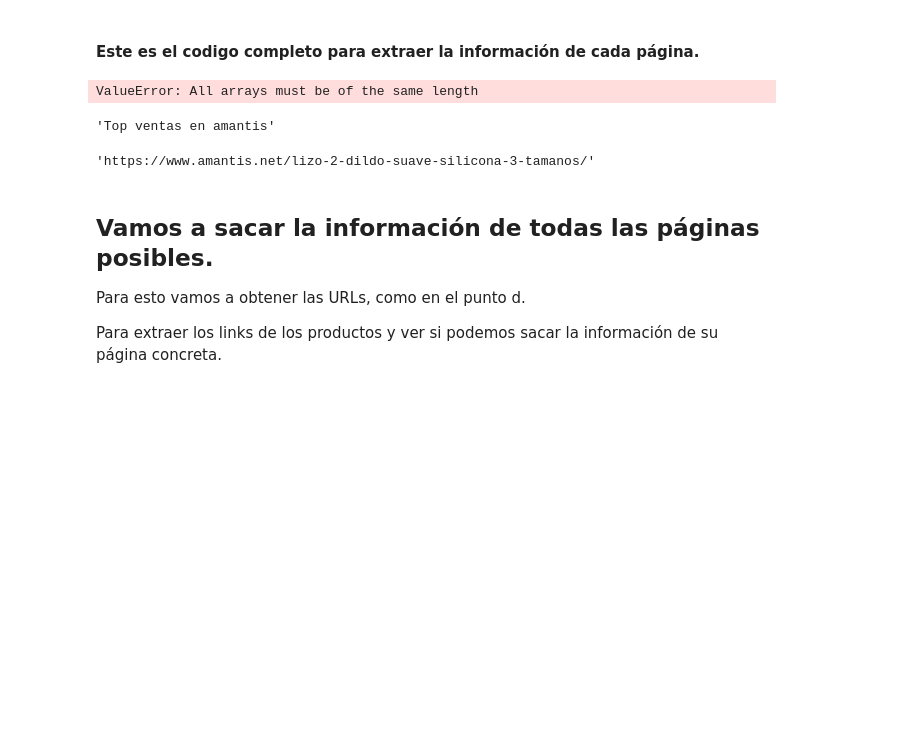
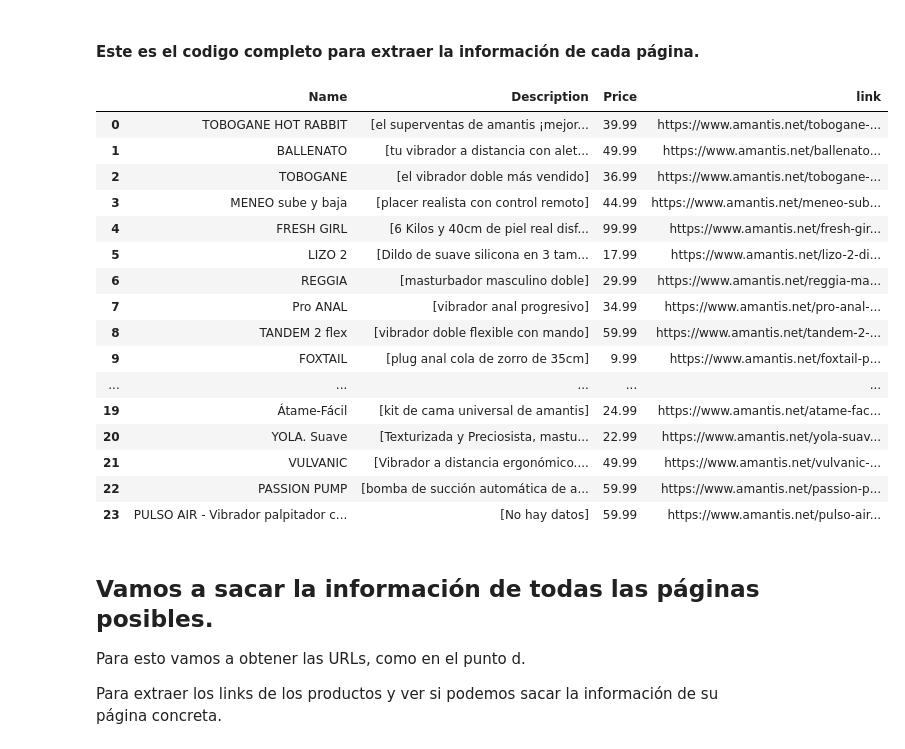
Before and after one commit to 75Engel/Webscrapping_tienda_online, a Jupyter notebook: Notebook/Scrape.ipynb, the cells around one changed output. Saved outputs shown, nothing was run; the diff lists cells and outputs as text; code cells hidden in the pictures; blank space fills up the shorter version.

```diff
--- a/Notebook/Scrape.ipynb
+++ b/Notebook/Scrape.ipynb
@@ -99,41 +126,54 @@ len(price)
 # %%
 titulos=soup.find_all("h3")
 name=[]
 desc=[]
 price=[]
 lista_URLs = []
 
 for titulo in titulos:
     nombre=titulo.get_text(strip=True).split(',')[0]
     name.append(nombre)
     description=titulo.get_text(strip=True).split(', ')[1:]
     if description==[]:
         description=["No hay datos"]
     desc.append(description)
 
 all_price=soup.find_all("span",class_="productSpecialPrice")
 
 for precio in all_price:
     item_price=precio.get_text(strip=True).replace(",", ".").split('€')[0]
     price.append(item_price)
 
 productos = soup.find_all(class_='caption')
 for producto in productos[8:]:
     URL_producto = producto.find('a')['href']
     lista_URLs.append(URL_producto)
 
+
+name.pop(0)
+desc.pop(0)
+lista_URLs.pop(0)
+
 df_productos = pd.DataFrame({"Name": name,"Description": desc,"Price":price,"link":lista_URLs})
 df_productos
 # %% [output]
-ValueError: All arrays must be of the same length
+|  | Name | Description | Price | link |
+| 0 | TOBOGANE HOT RABBIT | [el superventas de amantis ¡mejor... | 39.99 | https://www.amantis.net/tobogane-... |
+| 1 | BALLENATO | [tu vibrador a distancia con alet... | 49.99 | https://www.amantis.net/ballenato... |
+| 2 | TOBOGANE | [el vibrador doble más vendido] | 36.99 | https://www.amantis.net/tobogane-... |
+| 3 | MENEO sube y baja | [placer realista con control remoto] | 44.99 | https://www.amantis.net/meneo-sub... |
+| 4 | FRESH GIRL | [6 Kilos y 40cm de piel real disf... | 99.99 | https://www.amantis.net/fresh-gir... |
+| 5 | LIZO 2 | [Dildo de suave silicona en 3 tam... | 17.99 | https://www.amantis.net/lizo-2-di... |
+| 6 | REGGIA | [masturbador masculino doble] | 29.99 | https://www.amantis.net/reggia-ma... |
+| 7 | Pro ANAL | [vibrador anal progresivo] | 34.99 | https://www.amantis.net/pro-anal-... |
+| 8 | TANDEM 2 flex | [vibrador doble flexible con mando] | 59.99 | https://www.amantis.net/tandem-2-... |
+| 9 | FOXTAIL | [plug anal cola de zorro de 35cm] | 9.99 | https://www.amantis.net/foxtail-p... |
+| ... | ... | ... | ... | ... |
+| 19 | Átame-Fácil | [kit de cama universal de amantis] | 24.99 | https://www.amantis.net/atame-fac... |
+| 20 | YOLA. Suave | [Texturizada y Preciosista, mastu... | 22.99 | https://www.amantis.net/yola-suav... |
+| 21 | VULVANIC | [Vibrador a distancia ergonómico.... | 49.99 | https://www.amantis.net/vulvanic-... |
+| 22 | PASSION PUMP | [bomba de succión automática de a... | 59.99 | https://www.amantis.net/passion-p... |
+| 23 | PULSO AIR - Vibrador palpitador c... | [No hay datos] | 59.99 | https://www.amantis.net/pulso-air... |
-# %%
-name[0]
-# %% [output]
-'Top ventas en amantis'
-# %%
-lista_URLs[0]
-# %% [output]
-'https://www.amantis.net/lizo-2-dildo-suave-silicona-3-tamanos/'
 # %% [markdown]
 ## Vamos a sacar la información de todas las páginas posibles.
 
```
Also changed, not shown: parts of 37 cells of this notebook.
